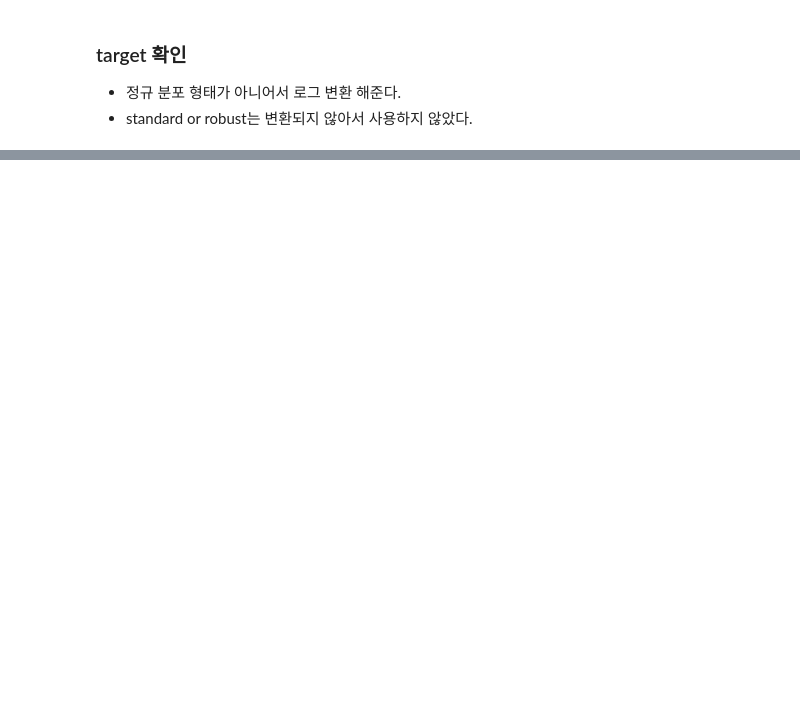
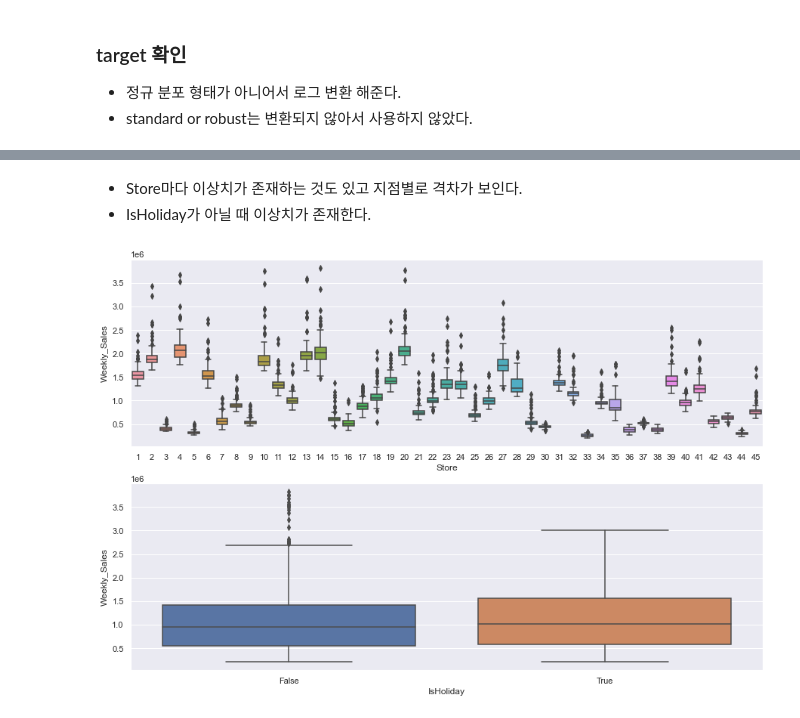
Before and after one commit to jhan117/LikeLion-AI-SCHOOL6, a Jupyter notebook: EDA.ipynb, the cells around one changed output, grey strips where cells are left out. Saved outputs shown, nothing was run; the diff lists cells and outputs as text; code cells hidden in the pictures; blank space fills up the shorter version.

```diff
--- a/EDA.ipynb
+++ b/EDA.ipynb
@@ -185,0 +219,14 @@ plt.show()
+# %% [markdown]
+- Store마다 이상치가 존재하는 것도 있고 지점별로 격차가 보인다.
+- IsHoliday가 아닐 때 이상치가 존재한다.
+# %%
+# Store, IsHoliday -> boxplot
+fig, axes = plt.subplots(nrows=2)
+fig.set_size_inches(15, 10)
+
+sns.boxplot(x='Store', y='Weekly_Sales', data=train, ax=axes[0])
+sns.boxplot(x='IsHoliday', y='Weekly_Sales', data=train, ax=axes[1])
+
+plt.show()
+# %% [output]
+[figure, added]
```
Also changed, not shown: parts of 16 cells of this notebook, 1 other file.
